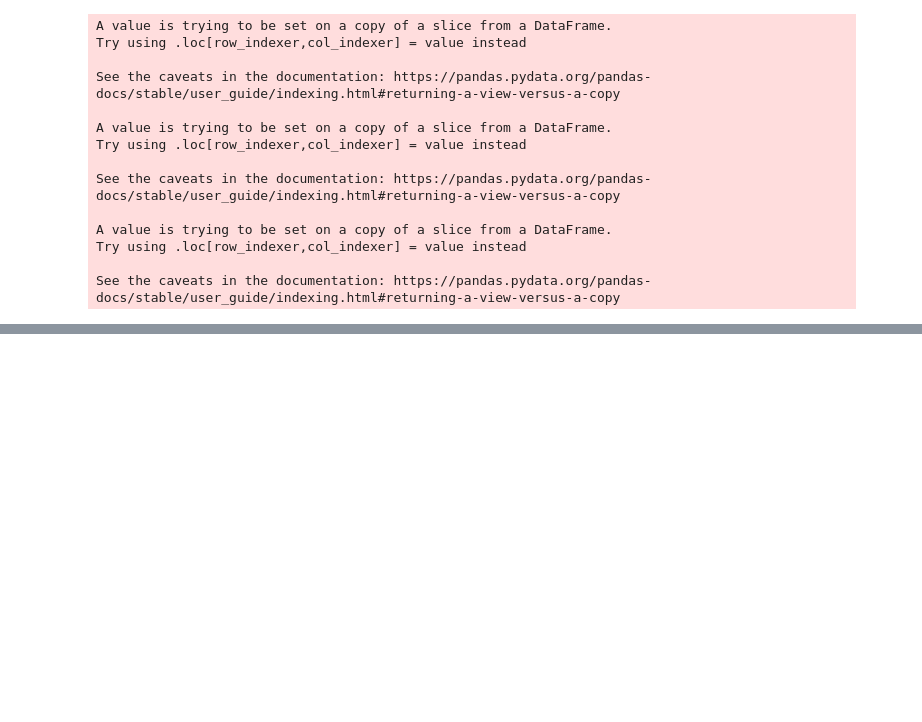
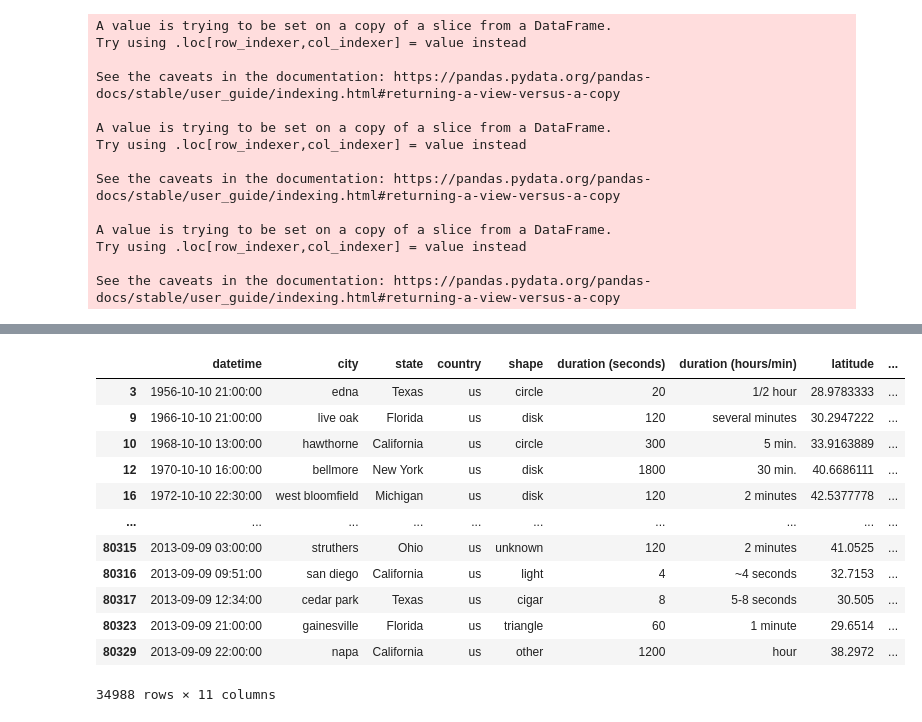
Before and after one commit to hfattor/data-analytics-project1, a Jupyter notebook: ufo_NASA_datetime.ipynb, the cells around one changed output, grey strips where cells are left out. Cells and saved outputs as stored; diff of their text form; code cells hidden in the pictures; blank space fills up the shorter version.

```diff
--- a/ufo_NASA_datetime.ipynb
+++ b/ufo_NASA_datetime.ipynb
@@ -123,10 +165,9 @@ ufo_by_year.head()
 # %%
 columns = ['datetime', 'city', 'state', 'country', 'shape', 'duration (seconds)',
-       'duration (hours/min)', 'comments', 'date posted', 'latitude',
-       'longitude ', 'year', 'decade']
+       'duration (hours/min)', 'latitude', 'longitude ', 'year', 'decade']
+
 spotted_in_us_df = ufo_by_year.loc[(ufo_by_year["state"] == "az") | (ufo_by_year["state"] == "ca")| (ufo_by_year["state"] == "fl")
                                    | (ufo_by_year["state"] == "il") | (ufo_by_year["state"] == "mi")
                                    | (ufo_by_year["state"] == "ny") | (ufo_by_year["state"] == "oh") | (ufo_by_year["state"] == "or")
                                    | (ufo_by_year["state"] == "pa") | (ufo_by_year["state"] == "tx")
                                    | (ufo_by_year["state"] == "wa"), columns]
-spotted_in_us_df
@@ -146,0 +174,21 @@ spotted_in_us_df
+# %%
+states = {'az': 'Arizona', 'ca': 'California', 'fl': "Florida", 'il': "Illinois", 'mi': "Michigan", 'ny': "New York",
+          'oh': "Ohio", 'or': "Oregon", 'pa': "Pennsylvania", 'tx': "Texas", 'wa': "Washington"}
+states = {state: abbrev for state, abbrev in states.items()}
+spotted_in_us_df['state'] = spotted_in_us_df['state'].map(states)
+
+spotted_in_us_df
+# %% [output]
+|  | datetime | city | state | country | shape | duration (seconds) | duration (hours/min) | latitude | ... |
+| 3 | 1956-10-10 21:00:00 | edna | Texas | us | circle | 20 | 1/2 hour | 28.9783333 | ... |
+| 9 | 1966-10-10 21:00:00 | live oak | Florida | us | disk | 120 | several minutes | 30.2947222 | ... |
+| 10 | 1968-10-10 13:00:00 | hawthorne | California | us | circle | 300 | 5 min. | 33.9163889 | ... |
+| 12 | 1970-10-10 16:00:00 | bellmore | New York | us | disk | 1800 | 30 min. | 40.6686111 | ... |
+| 16 | 1972-10-10 22:30:00 | west bloomfield | Michigan | us | disk | 120 | 2 minutes | 42.5377778 | ... |
+| ... | ... | ... | ... | ... | ... | ... | ... | ... | ... |
+| 80315 | 2013-09-09 03:00:00 | struthers | Ohio | us | unknown | 120 | 2 minutes | 41.0525 | ... |
+| 80316 | 2013-09-09 09:51:00 | san diego | California | us | light | 4 | ~4 seconds | 32.7153 | ... |
+| 80317 | 2013-09-09 12:34:00 | cedar park | Texas | us | cigar | 8 | 5-8 seconds | 30.505 | ... |
+| 80323 | 2013-09-09 21:00:00 | gainesville | Florida | us | triangle | 60 | 1 minute | 29.6514 | ... |
+| 80329 | 2013-09-09 22:00:00 | napa | California | us | other | 1200 | hour | 38.2972 | ... |
+34988 rows × 11 columns
```
Also changed, not shown: parts of 10 cells of this notebook.
